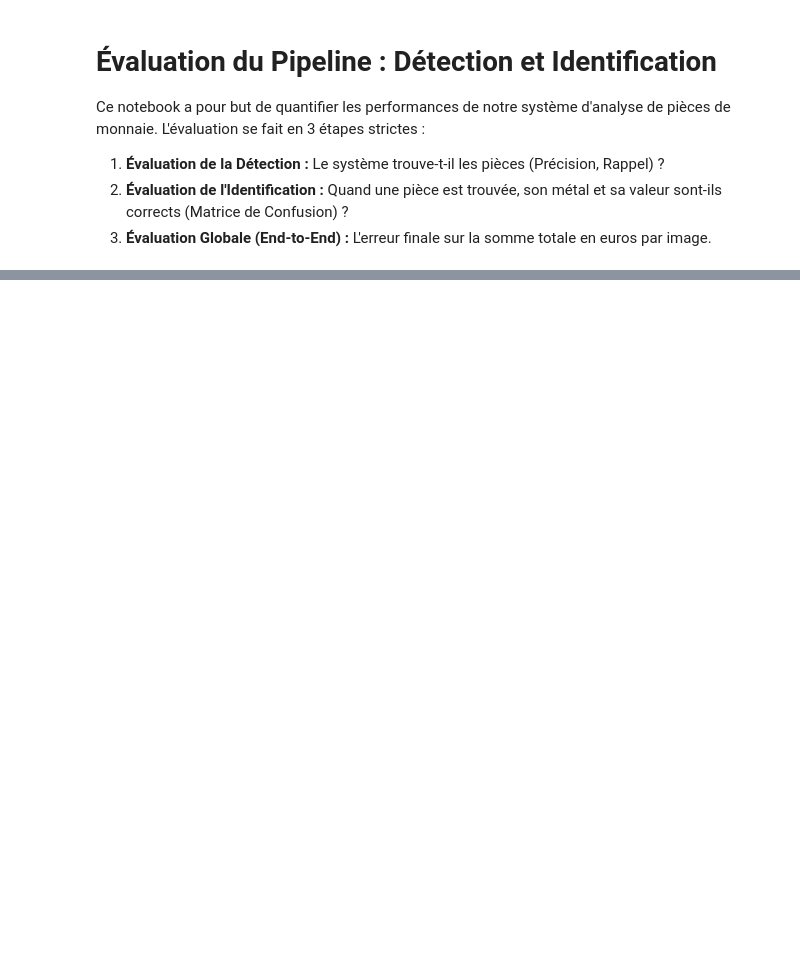
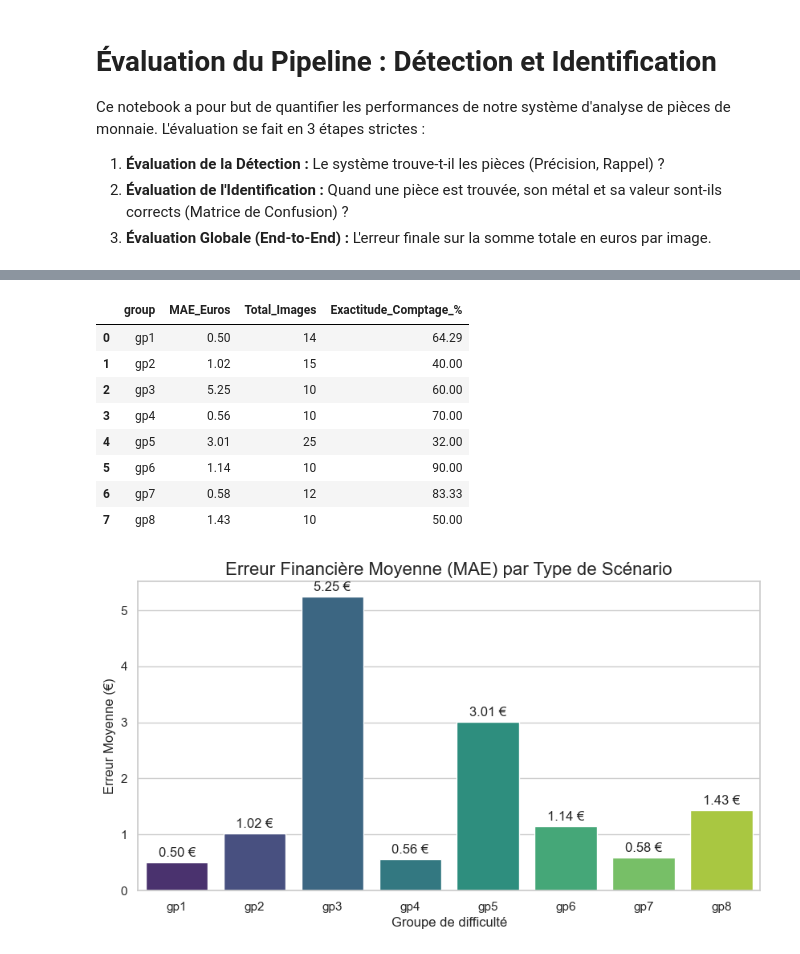
Before and after one commit to Aya-chihoub/Projet-Analyse-img-M1, a Jupyter notebook: notebook_Evaluation.ipynb, the cells around one changed output, grey strips where cells are left out. Saved outputs shown, nothing was run; the diff lists cells and outputs as text; code cells hidden in the pictures; blank space fills up the shorter version.

Commit message:
Ajout des notebooks d'évaluation, mise à jour du pipeline et préparation soutenance

```diff
--- a/notebook_Evaluation.ipynb
+++ b/notebook_Evaluation.ipynb
@@ -131,0 +202,37 @@ Score F1  : 66.7% (Moyenne harmonique)
+# %%
+# On calcule l'erreur moyenne et l'exactitude du comptage par groupe
+group_stats = df_res.groupby('group').agg(
+    MAE_Euros=('error_eur', 'mean'),
+    Total_Images=('filename', 'count')
+).reset_index()
+
+# On calcule aussi le pourcentage d'images où le comptage de pièces est 100% exact
+df_res['count_perfect'] = (df_res['true_coins'] == df_res['pred_coins']).astype(int)
+count_acc = df_res.groupby('group')['count_perfect'].mean() * 100
+group_stats['Exactitude_Comptage_%'] = count_acc.values
+
+display(group_stats.round(2))
+
+# Graphique de l'Erreur MAE par Groupe
+plt.figure(figsize=(10, 5))
+ax = sns.barplot(data=group_stats, x='group', y='MAE_Euros', palette='viridis')
+
+# Ajout des valeurs sur les barres
+for i in ax.containers:
+    ax.bar_label(i, fmt='%.2f €', padding=3)
+
+plt.title('Erreur Financière Moyenne (MAE) par Type de Scénario', fontsize=16)
+plt.xlabel('Groupe de difficulté', fontsize=12)
+plt.ylabel('Erreur Moyenne (€)', fontsize=12)
+plt.show()
+# %% [output]
+|  | group | MAE_Euros | Total_Images | Exactitude_Comptage_% |
+| 0 | gp1 | 0.50 | 14 | 64.29 |
+| 1 | gp2 | 1.02 | 15 | 40.00 |
+| 2 | gp3 | 5.25 | 10 | 60.00 |
+| 3 | gp4 | 0.56 | 10 | 70.00 |
+| 4 | gp5 | 3.01 | 25 | 32.00 |
+| 5 | gp6 | 1.14 | 10 | 90.00 |
+| 6 | gp7 | 0.58 | 12 | 83.33 |
+| 7 | gp8 | 1.43 | 10 | 50.00 |
+[figure, added]
```
Also changed, not shown: parts of 10 cells of this notebook, 1 other file.
